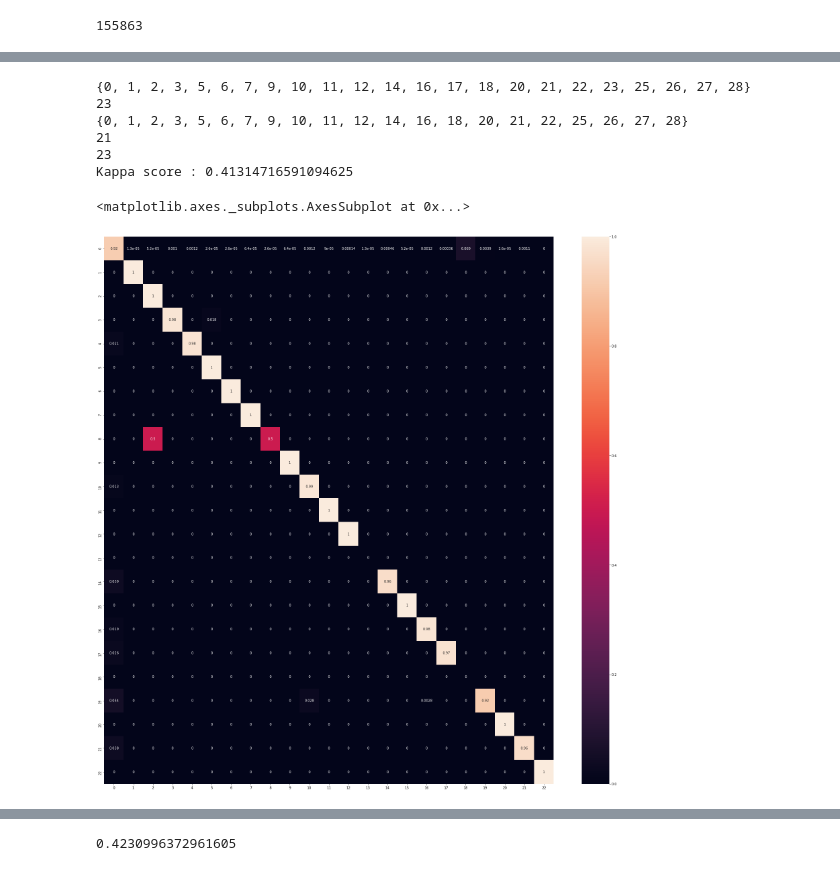
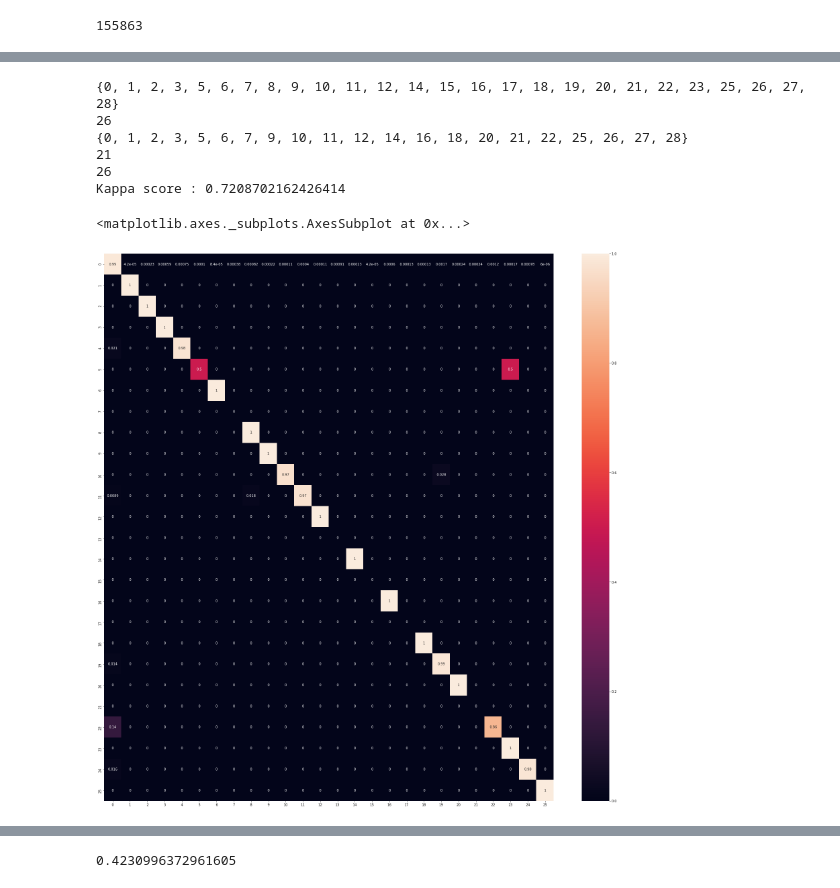
Before and after one commit to pdudeia/isb-project, a Jupyter notebook: create_dataset.ipynb, the cells around one changed output, grey strips where cells are left out. Saved outputs shown, nothing was run; the diff lists cells and outputs as text; code cells hidden in the pictures.

Commit message:
universal vocab, attention layer
common vocab for model and datasets

```diff
--- a/create_dataset.ipynb
+++ b/create_dataset.ipynb
@@ -205,6 +200,7 @@ class LSTM_model(nn.Module):
         self.len_b4 = len_b4
         self.reset_vocab_weights(len_b4)
         self.encoder = nn.LSTM(input_size=embedding_dim,hidden_size=hidden_dim,bias=True,bidirectional=True)
+        self.attn = nn.MultiheadAttention(2*hidden_dim,1)
         self.ffn = nn.Sequential(
             nn.Linear(2*hidden_dim,2*hidden_dim),
             nn.ReLU(),
@@ -217,21 +213,19 @@ class LSTM_model(nn.Module):
         # takes tokenised sentences as input, (n,s)
         X = self.embedding_layer(X_padded.t()).permute(1,0,2)
         packed_X = pack_padded_sequence(X,sentence_lens,enforce_sorted=False)
-        # encoder takes (s,n,e) inputs
+        # encoder takes (s,n,e) inputs and gives (s,n,e) outputs
         packed_enc_hiddens, _ = self.encoder(packed_X)
-        enc_hiddens = pad_packed_sequence(packed_enc_hiddens)[0].permute(1,0,2)
-        out = self.ffn(enc_hiddens).permute(0,2,1)
+        enc_hiddens = pad_packed_sequence(packed_enc_hiddens)[0]
+        enc_outs = enc_hiddens.permute(1,0,2)
+#         enc_outs = self.attn(enc_hiddens,enc_hiddens,enc_hiddens)[0].permute(1,0,2)
+        out = self.ffn(enc_outs).permute(0,2,1)
         # permute to (n,c,d1) since loss is 2d
         return out
 
     def collate_fn(self,batch):
-#         print('collate function')
-#         print(type(batch))
-#         print(batch)
         sentence_lens = [len(sample[0]) for sample in batch]
         sentences_X = [sample[0] for sample in batch]
         sentences_Y = [sample[1] for sample in batch]
-#         print(sentences_X)
         X_padded = self.vocabulary.to_input_tensor(sentences_X,device=self.device)
         targets = torch.tensor(self.vocabulary.pad_sents(sents=sentences_Y,pad_token=0),dtype=torch.long)
         return X_padded,targets,sentence_lens
@@ -252,5 +246,3 @@ class LSTM_model(nn.Module):
 
     def set_embedding_layer_grad(self,state):
         self.embedding_layer.weight.requires_grad = state
-# %%
-model = LSTM_model(300,100,gensim_model,trial_vocab,num_clusters=29,len_b4=len_b4).to(device)
@@ -330,11 +318,12 @@ def fit(device,dataloaders,model,criterion,optimizer,scheduler=None,tb_logs=None
             tb.close()
         return model
 # %%
-train_data = text_dataset(text_path='text_data',cluster_dict=cluster_dict)
-val_data = text_dataset(text_path='text_data',cluster_dict=cluster_dict,dataset_type='val')
+train_data = text_dataset(full_vocab=trial_vocab,text_path='text_data',cluster_dict=cluster_dict)
+val_data = text_dataset(full_vocab=trial_vocab,text_path='text_data',cluster_dict=cluster_dict,dataset_type='val')
 device = torch.device('cuda:0')
 # %%
-model = LSTM_model(300,100,gensim_model,train_data.vocabulary,num_clusters=29).to(device)
+device = torch.device('cuda:0')
+model = LSTM_model(300,100,gensim_model,train_data.vocabulary,num_clusters=29,len_b4=len_b4).to(device)
 dataloaders={
     'train':DataLoader(train_data,batch_size=100,shuffle=False,collate_fn=model.collate_fn),
     'val':DataLoader(val_data,batch_size=150,shuffle=False,collate_fn=model.collate_fn)
@@ -342,7 +331,7 @@ dataloaders={
 loss_weights = [1000]*29
 loss_weights[0] = 10
 criterion = nn.CrossEntropyLoss(weight=torch.tensor(loss_weights,dtype=torch.float32,device=device))
-optimizer = torch.optim.SGD(model.parameters(),lr=3e-3,momentum=0.9)
+optimizer = torch.optim.SGD(model.parameters(),lr=6e-3,momentum=0.9)
 # %%
 model = fit(device,dataloaders,model,criterion,optimizer,epochs=100)
 # %% [output]
@@ -425,6 +414,6 @@ Kappa score : 0.9311138933381676
 # %%
-test_data = text_dataset(extracted_text=all_comps.loc[0,'Text'],cluster_dict=cluster_dict,dataset_type='test')
-test_dl = DataLoader(test_data,batch_size=5,shuffle=False,collate_fn=model.collate_fn)
+test_data = text_dataset(full_vocab=trial_vocab,extracted_text=all_comps.loc[0,'Text'],cluster_dict=cluster_dict,dataset_type='test')
+test_dl = DataLoader(test_data,batch_size=100,shuffle=False,collate_fn=model.collate_fn)
 
 val_outs = []
 val_targets = []
@@ -432,36 +421,36 @@ device = torch.device('cpu')
 model = model.to(device)
 for inputs,targets,sentence_lens in tqdm(test_dl):
     inputs = inputs.to(device)
     sentence_lens = torch.tensor(sentence_lens,dtype=torch.long,device=device)
     with torch.no_grad():
         outputs = model(inputs,sentence_lens)
         preds = torch.argmax(outputs,dim=1).flatten()
         val_outs.append(preds)
         val_targets.append(targets.flatten())
 
 print(set(torch.cat(val_outs).numpy()))
 print(len(set(torch.cat(val_outs).numpy())))
 print(set(torch.cat(val_targets).numpy()))
 print(len(set(torch.cat(val_targets).numpy())))
 
 consol_val_preds = torch.cat(val_outs)
 consol_val_tgts = torch.cat(val_targets)
 cm_idxs = max(len(set(consol_val_preds.numpy())),len(set(consol_val_tgts.numpy())))
 print(cm_idxs)
 kappa = cohen_kappa_score(consol_val_preds,consol_val_tgts)
 print(f'Kappa score : {kappa}\n')
 cm = confusion_matrix(consol_val_tgts.cpu(),consol_val_preds.cpu(),normalize='true')
 df_cm = pd.DataFrame(cm, index = [i for i in range(cm_idxs)],
                      columns = [i for i in range(cm_idxs)])
 plt.figure(figsize = (30,30))
 sn.heatmap(df_cm, annot=True)
 # %% [output]
-{0, 1, 2, 3, 5, 6, 7, 9, 10, 11, 12, 14, 16, 17, 18, 20, 21, 22, 23, 25, 26, 27, 28}
-23
+{0, 1, 2, 3, 5, 6, 7, 8, 9, 10, 11, 12, 14, 15, 16, 17, 18, 19, 20, 21, 22, 23, 25, 26, 27, 28}
+26
 {0, 1, 2, 3, 5, 6, 7, 9, 10, 11, 12, 14, 16, 18, 20, 21, 22, 25, 26, 27, 28}
 21
-23
-Kappa score : 0.41314716591094625
+26
+Kappa score : 0.7208702162426414
 <matplotlib.axes._subplots.AxesSubplot at 0x...>
-[figure, old version]
+[figure, new version]
 # %%
```
Also changed, not shown: parts of 9 cells of this notebook.
